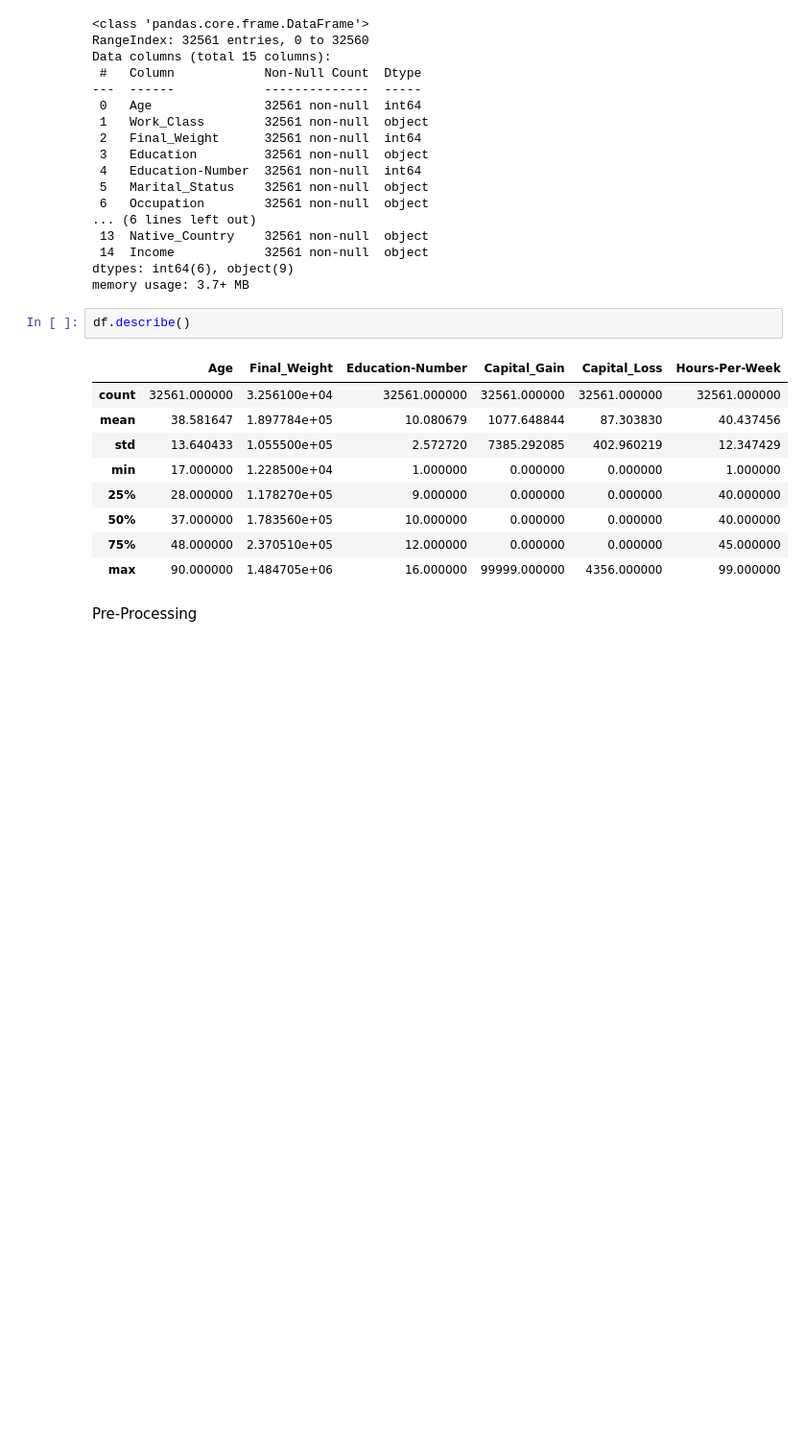
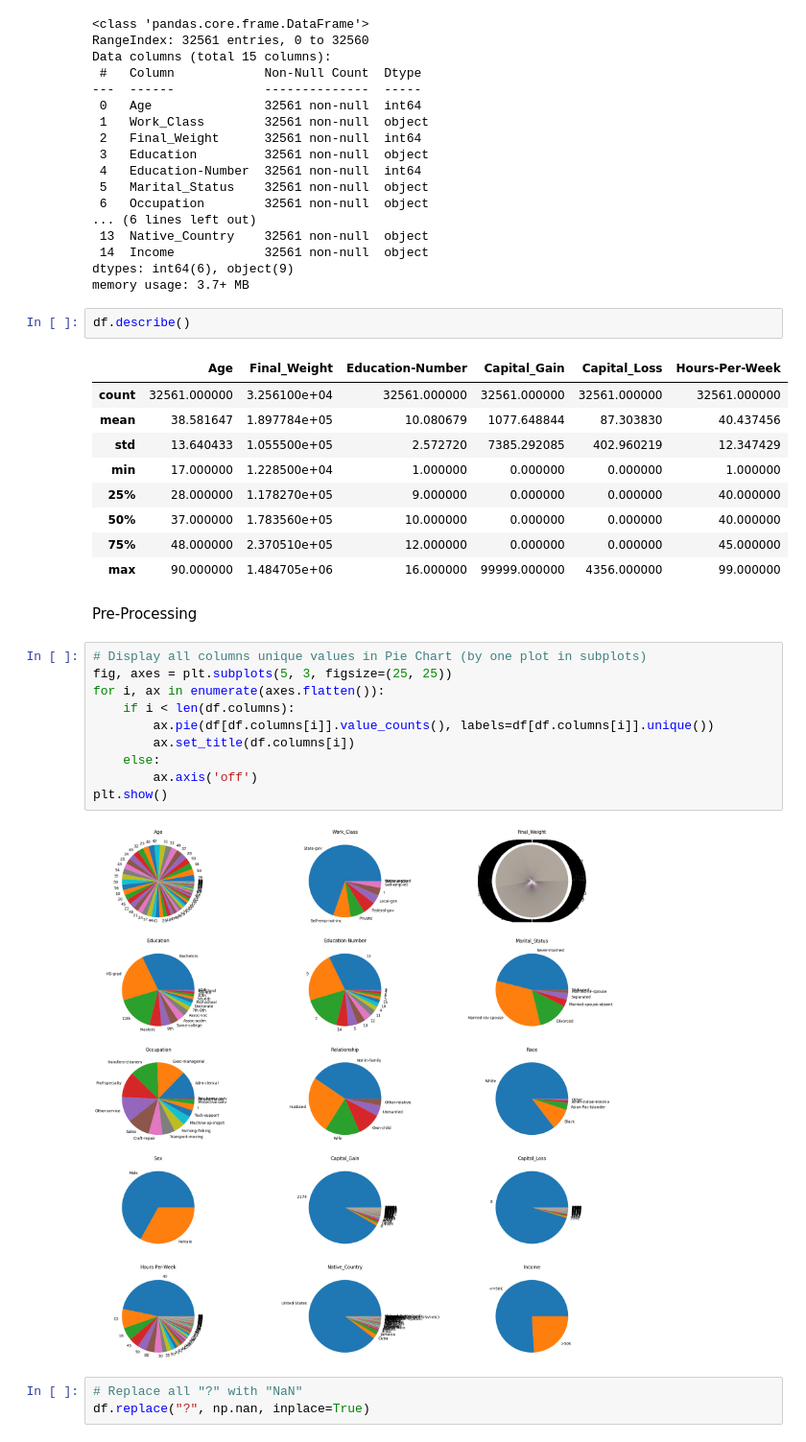
Before and after one commit to poripouria/Data-Analysis, a Jupyter notebook: Adults/adults.ipynb, the cells around one changed output. Shown: that part at 96% size. Drawn from its saved outputs; the diff is of its cells as text; blank space fills up the shorter version.

Commit message:
Visualize Datas and somehow classify

```diff
--- a/Adults/adults.ipynb
+++ b/Adults/adults.ipynb
@@ -63,3 +63,18 @@ df.describe()
 | max | 90.000000 | 1.484705e+06 | 16.000000 | 99999.000000 | 4356.000000 | 99.000000 |
 # %% [markdown]
 Pre-Processing
+# %%
+# Display all columns unique values in Pie Chart (by one plot in subplots)
+fig, axes = plt.subplots(5, 3, figsize=(25, 25))
+for i, ax in enumerate(axes.flatten()):
+    if i < len(df.columns):
+        ax.pie(df[df.columns[i]].value_counts(), labels=df[df.columns[i]].unique())
+        ax.set_title(df.columns[i])
+    else:
+        ax.axis('off')
+plt.show()
+# %% [output]
+[figure, added]
+# %%
+# Replace all "?" with "NaN"
+df.replace("?", np.nan, inplace=True)
```
Also changed, not shown: parts of 10 cells of this notebook, 1 other file.
